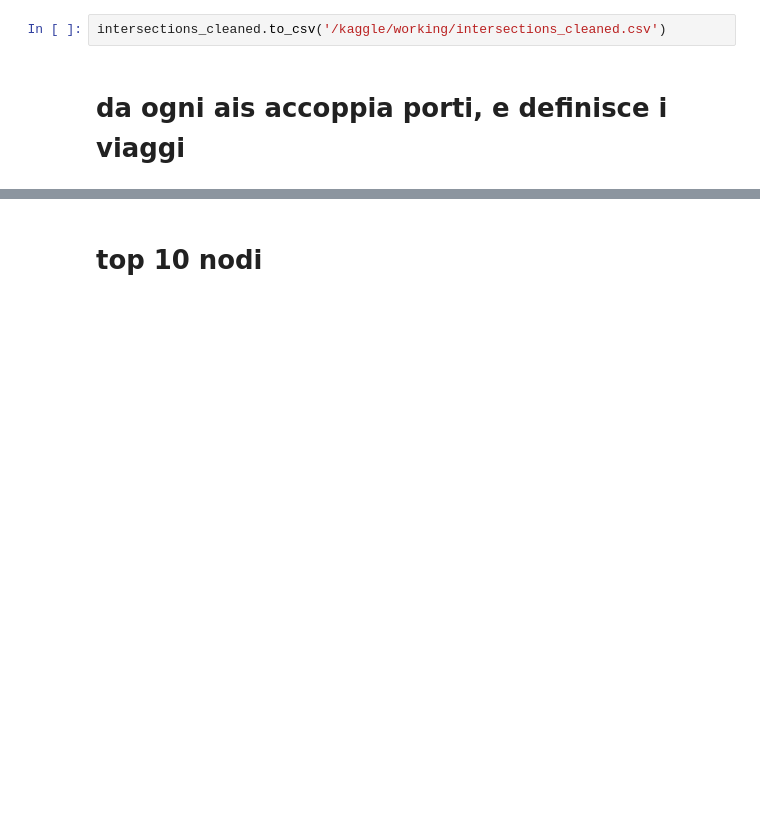
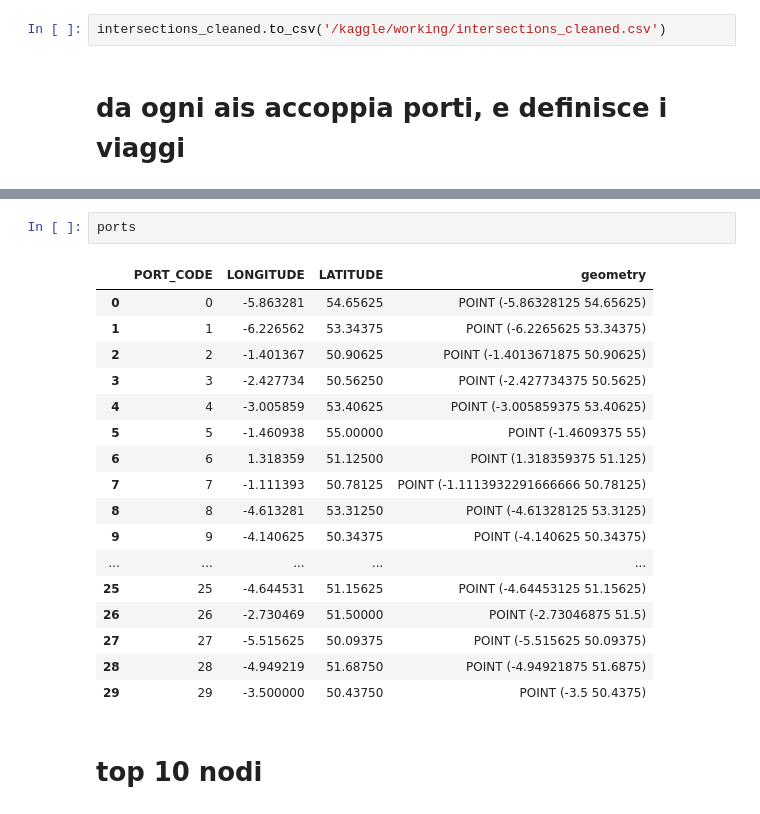
Before and after one commit to nudric25/tesi, a Jupyter notebook: VOY/VOY_mainclass.ipynb, the cells around one changed output, grey strips where cells are left out. Saved outputs shown, nothing was run; the diff lists cells and outputs as text; blank space fills up the shorter version.

```diff
--- a/VOY/VOY_mainclass.ipynb
+++ b/VOY/VOY_mainclass.ipynb
@@ -220,3 +279,23 @@ plt.show()
+# %%
+ports
+# %% [output]
+|  | PORT_CODE | LONGITUDE | LATITUDE | geometry |
+| 0 | 0 | -5.863281 | 54.65625 | POINT (-5.86328125 54.65625) |
+| 1 | 1 | -6.226562 | 53.34375 | POINT (-6.2265625 53.34375) |
+| 2 | 2 | -1.401367 | 50.90625 | POINT (-1.4013671875 50.90625) |
+| 3 | 3 | -2.427734 | 50.56250 | POINT (-2.427734375 50.5625) |
+| 4 | 4 | -3.005859 | 53.40625 | POINT (-3.005859375 53.40625) |
+| 5 | 5 | -1.460938 | 55.00000 | POINT (-1.4609375 55) |
+| 6 | 6 | 1.318359 | 51.12500 | POINT (1.318359375 51.125) |
+| 7 | 7 | -1.111393 | 50.78125 | POINT (-1.1113932291666666 50.78125) |
+| 8 | 8 | -4.613281 | 53.31250 | POINT (-4.61328125 53.3125) |
+| 9 | 9 | -4.140625 | 50.34375 | POINT (-4.140625 50.34375) |
+| ... | ... | ... | ... | ... |
+| 25 | 25 | -4.644531 | 51.15625 | POINT (-4.64453125 51.15625) |
+| 26 | 26 | -2.730469 | 51.50000 | POINT (-2.73046875 51.5) |
+| 27 | 27 | -5.515625 | 50.09375 | POINT (-5.515625 50.09375) |
+| 28 | 28 | -4.949219 | 51.68750 | POINT (-4.94921875 51.6875) |
+| 29 | 29 | -3.500000 | 50.43750 | POINT (-3.5 50.4375) |
 # %% [markdown]
 # top 10 nodi
 # %%
```
Also changed, not shown: parts of 11 cells of this notebook.
